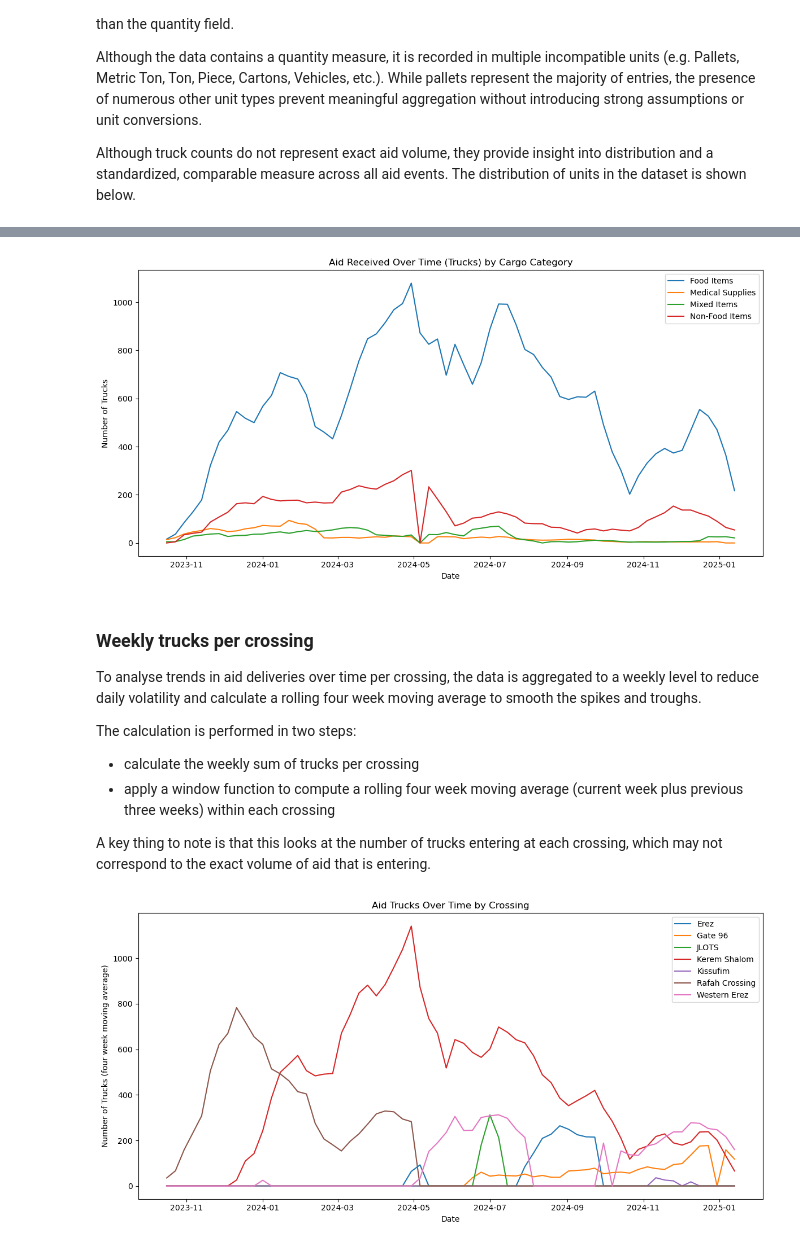
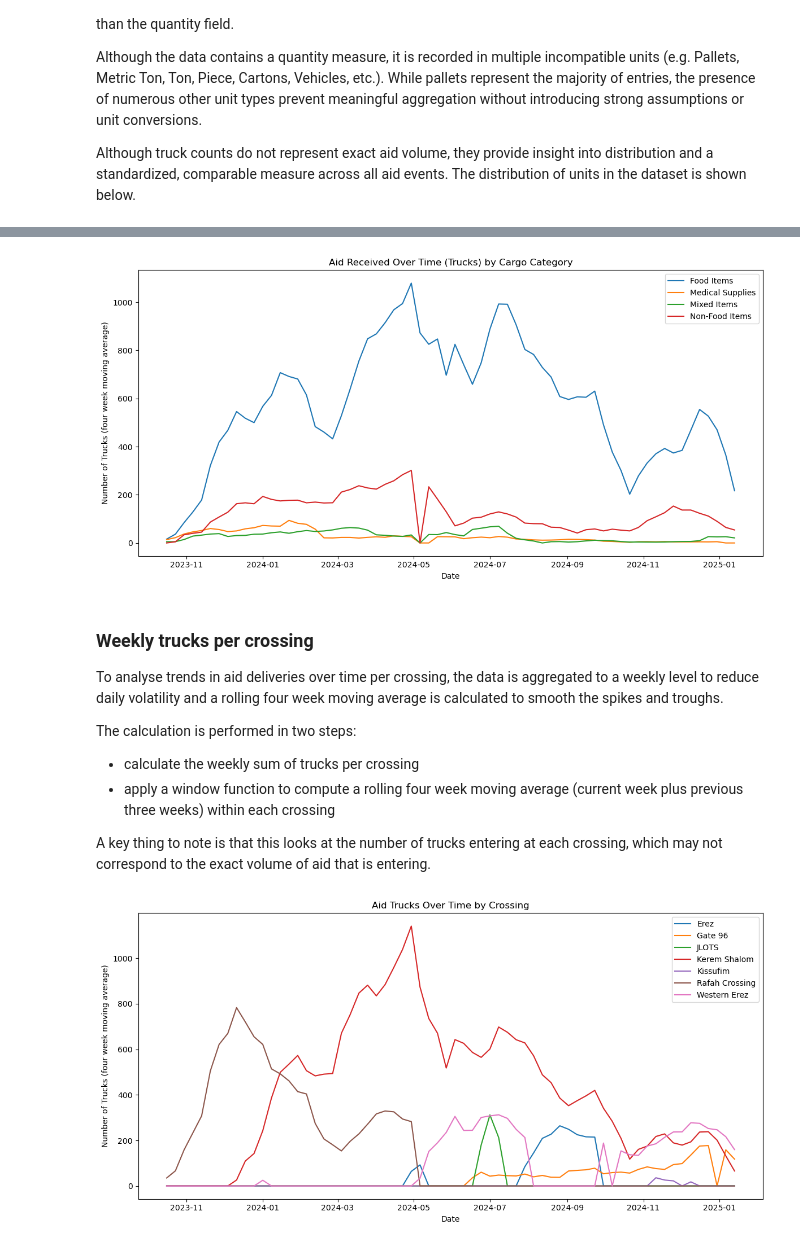
Before and after one commit to AkbarMoledina/humanitarian_needs_in_palestine, a Jupyter notebook: analyses/2_aid_received_analysis.ipynb, the cells around one changed output, grey strips where cells are left out. Saved outputs shown, nothing was run; the diff lists cells and outputs as text; code cells hidden in the pictures.

```diff
--- a/analyses/2_aid_received_analysis.ipynb
+++ b/analyses/2_aid_received_analysis.ipynb
@@ -75,39 +83,39 @@ SELECT
     sum_of_trucks,
     AVG(sum_of_trucks) OVER (PARTITION BY cargo_category ORDER BY year, week_of_year ROWS BETWEEN 3 PRECEDING AND CURRENT ROW) AS ma_4w_trucks
 FROM weekly_trucks_by_category
 ORDER BY year, week_of_year
 
 
 """).df()
 
 df["week_start"] = pd.to_datetime(
     df["year"].astype(str) + "-W" + df["week_of_year"].astype(str) + "-1",
     format="%G-W%V-%u"
 )
 
 df_pivot = df.pivot(
     index="week_start",
     columns="cargo_category",
     values="ma_4w_trucks"
 ).fillna(0).sort_index()
 
 plt.figure(figsize=(12,6))
 
 for column in df_pivot.columns:
     plt.plot(df_pivot.index, df_pivot[column], label=column)
 
 plt.xlabel("Date")
-plt.ylabel("Number of Trucks")
+plt.ylabel("Number of Trucks (four week moving average)")
 plt.title("Aid Received Over Time (Trucks) by Cargo Category")
 plt.legend()
 plt.tight_layout()
 plt.show()
 # %% [output]
-[figure, old version]
+[figure, new version]
 # %% [markdown]
 ### Weekly trucks per crossing
 
-To analyse trends in aid deliveries over time per crossing, the data is aggregated to a weekly level to reduce daily volatility and calculate a rolling four week moving average to smooth the spikes and troughs.
+To analyse trends in aid deliveries over time per crossing, the data is aggregated to a weekly level to reduce daily volatility and a rolling four week moving average is calculated to smooth the spikes and troughs.
 
 The calculation is performed in two steps:
 - calculate the weekly sum of trucks per crossing
```
Also changed, not shown: parts of 6 cells of this notebook, 1 other file.
